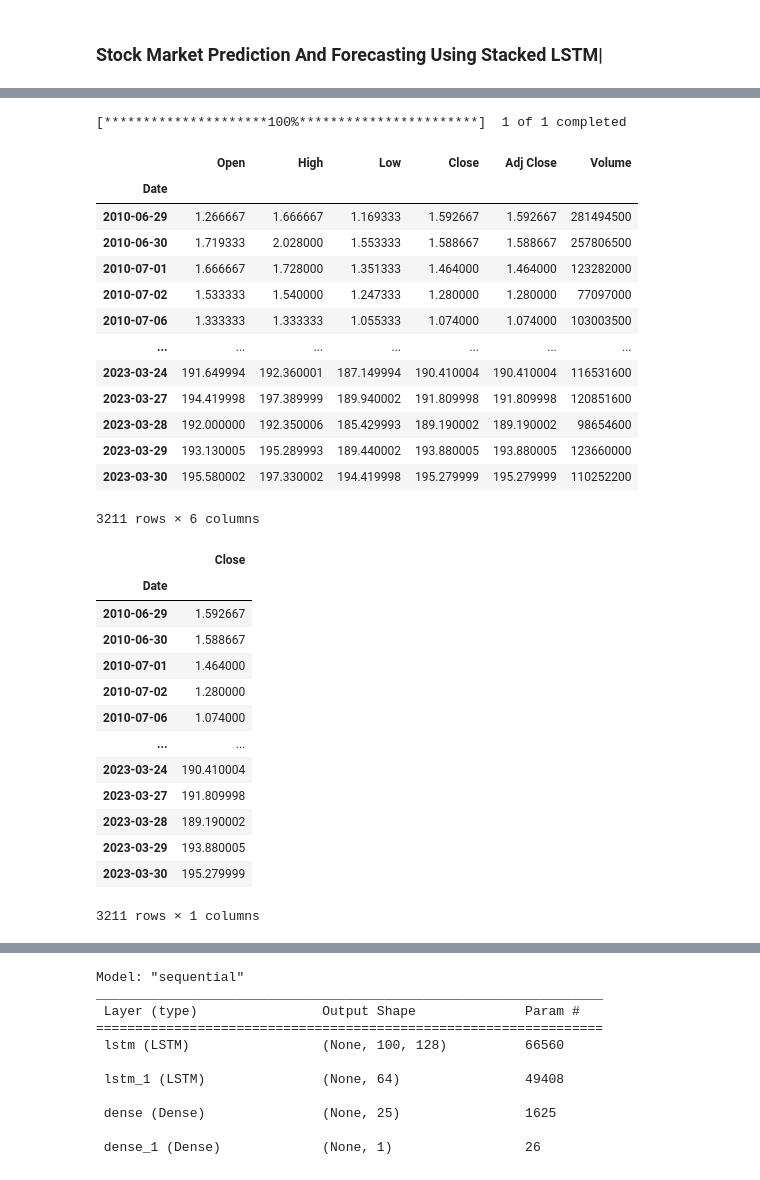
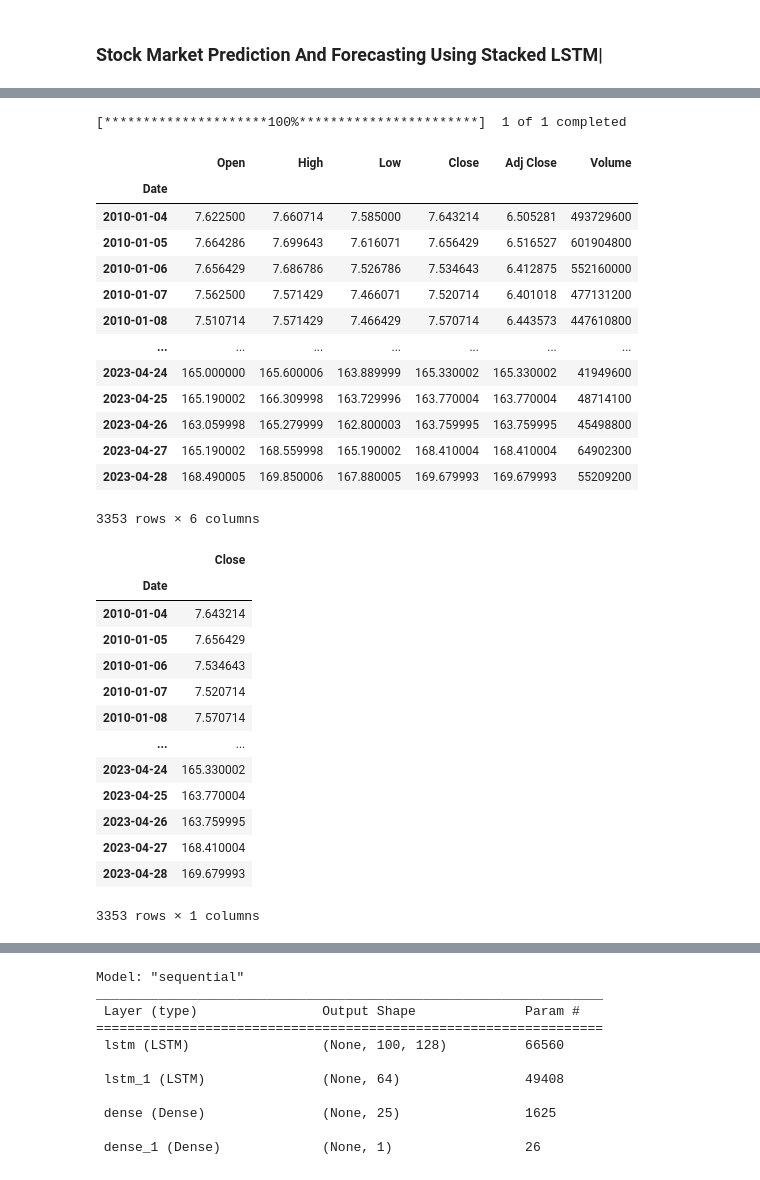
Before and after one commit to anmoltan/Stock_Price_prediction, a Jupyter notebook: model.ipynb, the cells around one changed output, grey strips where cells are left out. Drawn from its saved outputs; the diff is of its cells as text; code cells hidden in the pictures.

```diff
--- a/model.ipynb
+++ b/model.ipynb
@@ -50,26 +50,25 @@ import yfinance as yf
 yf.pdr_override()
 # %%
 start='2010-01-01'
-end= '2023-03-31'
-
-df = pdr.get_data_yahoo('TSLA',start,end)
+end= '2023-04-30'
+df = pdr.get_data_yahoo('AAPL',start,end)
 df
 # %% [output]
 [*********************100%***********************]  1 of 1 completed
 |  | Open | High | Low | Close | Adj Close | Volume |
 | Date |  |  |  |  |  |  |
-| 2010-06-29 | 1.266667 | 1.666667 | 1.169333 | 1.592667 | 1.592667 | 281494500 |
-| 2010-06-30 | 1.719333 | 2.028000 | 1.553333 | 1.588667 | 1.588667 | 257806500 |
-| 2010-07-01 | 1.666667 | 1.728000 | 1.351333 | 1.464000 | 1.464000 | 123282000 |
-| 2010-07-02 | 1.533333 | 1.540000 | 1.247333 | 1.280000 | 1.280000 | 77097000 |
-| 2010-07-06 | 1.333333 | 1.333333 | 1.055333 | 1.074000 | 1.074000 | 103003500 |
+| 2010-01-04 | 7.622500 | 7.660714 | 7.585000 | 7.643214 | 6.505281 | 493729600 |
+| 2010-01-05 | 7.664286 | 7.699643 | 7.616071 | 7.656429 | 6.516527 | 601904800 |
+| 2010-01-06 | 7.656429 | 7.686786 | 7.526786 | 7.534643 | 6.412875 | 552160000 |
+| 2010-01-07 | 7.562500 | 7.571429 | 7.466071 | 7.520714 | 6.401018 | 477131200 |
+| 2010-01-08 | 7.510714 | 7.571429 | 7.466429 | 7.570714 | 6.443573 | 447610800 |
 | ... | ... | ... | ... | ... | ... | ... |
-| 2023-03-24 | 191.649994 | 192.360001 | 187.149994 | 190.410004 | 190.410004 | 116531600 |
-| 2023-03-27 | 194.419998 | 197.389999 | 189.940002 | 191.809998 | 191.809998 | 120851600 |
-| 2023-03-28 | 192.000000 | 192.350006 | 185.429993 | 189.190002 | 189.190002 | 98654600 |
-| 2023-03-29 | 193.130005 | 195.289993 | 189.440002 | 193.880005 | 193.880005 | 123660000 |
-| 2023-03-30 | 195.580002 | 197.330002 | 194.419998 | 195.279999 | 195.279999 | 110252200 |
+| 2023-04-24 | 165.000000 | 165.600006 | 163.889999 | 165.330002 | 165.330002 | 41949600 |
+| 2023-04-25 | 165.190002 | 166.309998 | 163.729996 | 163.770004 | 163.770004 | 48714100 |
+| 2023-04-26 | 163.059998 | 165.279999 | 162.800003 | 163.759995 | 163.759995 | 45498800 |
+| 2023-04-27 | 165.190002 | 168.559998 | 165.190002 | 168.410004 | 168.410004 | 64902300 |
+| 2023-04-28 | 168.490005 | 169.850006 | 167.880005 | 169.679993 | 169.679993 | 55209200 |
-3211 rows × 6 columns
+3353 rows × 6 columns
 # %%
 df1=df.reset_index()['Close']
 # %%
@@ -78,15 +77,15 @@ data
 # %% [output]
 |  | Close |
 | Date |  |
-| 2010-06-29 | 1.592667 |
-| 2010-06-30 | 1.588667 |
-| 2010-07-01 | 1.464000 |
-| 2010-07-02 | 1.280000 |
-| 2010-07-06 | 1.074000 |
+| 2010-01-04 | 7.643214 |
+| 2010-01-05 | 7.656429 |
+| 2010-01-06 | 7.534643 |
+| 2010-01-07 | 7.520714 |
+| 2010-01-08 | 7.570714 |
 | ... | ... |
-| 2023-03-24 | 190.410004 |
-| 2023-03-27 | 191.809998 |
-| 2023-03-28 | 189.190002 |
-| 2023-03-29 | 193.880005 |
-| 2023-03-30 | 195.279999 |
+| 2023-04-24 | 165.330002 |
+| 2023-04-25 | 163.770004 |
+| 2023-04-26 | 163.759995 |
+| 2023-04-27 | 168.410004 |
+| 2023-04-28 | 169.679993 |
-3211 rows × 1 columns
+3353 rows × 1 columns
```
Also changed, not shown: parts of 43 cells of this notebook, 2 other files.
